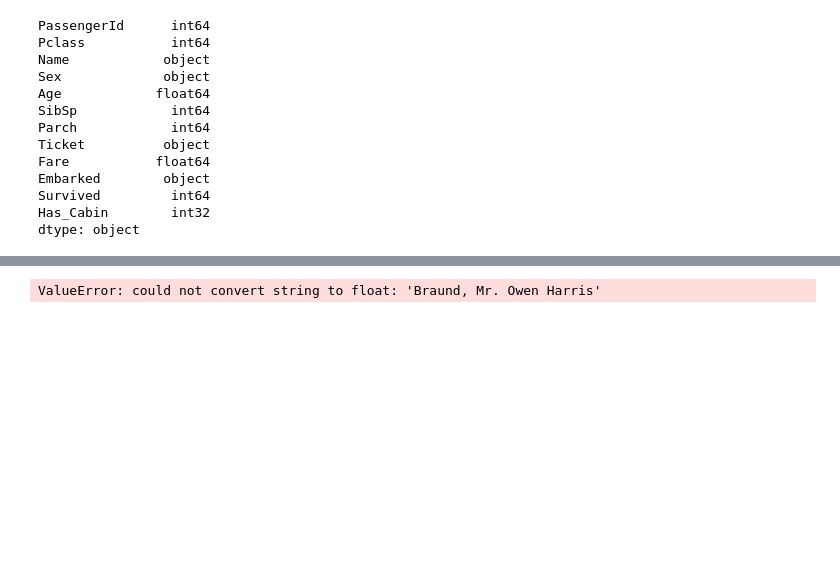
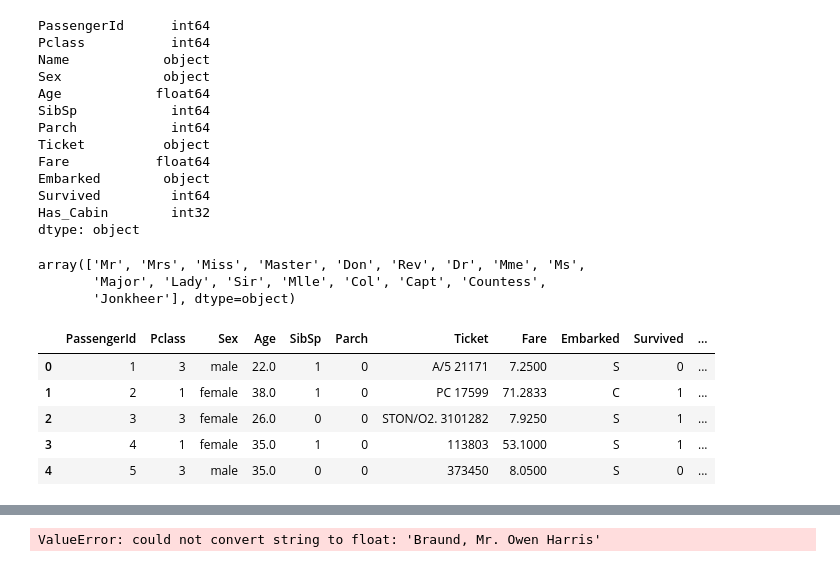
Before and after one commit to arfan64shah/Data_Science, a Jupyter notebook: Titanic_EDA/Titanic_Complete.ipynb, the cells around one changed output, grey strips where cells are left out. Drawn from its saved outputs; the diff is of its cells as text; code cells hidden in the pictures; blank space fills up the shorter version.

```diff
--- a/Titanic_EDA/Titanic_Complete.ipynb
+++ b/Titanic_EDA/Titanic_Complete.ipynb
@@ -189,4 +189,12 @@ Embarked        object
 Survived         int64
 Has_Cabin        int32
 dtype: object
+# %%
+# check the name column
+titles = training_dataset.Name.str.extract(' ([A-Za-z]+)\. ', expand = False)
+titles.unique()
+# %% [output]
+array(['Mr', 'Mrs', 'Miss', 'Master', 'Don', 'Rev', 'Dr', 'Mme', 'Ms',
+       'Major', 'Lady', 'Sir', 'Mlle', 'Col', 'Capt', 'Countess',
+       'Jonkheer'], dtype=object)
 # %%
@@ -194,0 +206,10 @@ training_dataset.drop()
+# %%
+# view dataset
+training_dataset.head()
+# %% [output]
+|  | PassengerId | Pclass | Sex | Age | SibSp | Parch | Ticket | Fare | Embarked | Survived | ... |
+| 0 | 1 | 3 | male | 22.0 | 1 | 0 | A/5 21171 | 7.2500 | S | 0 | ... |
+| 1 | 2 | 1 | female | 38.0 | 1 | 0 | PC 17599 | 71.2833 | C | 1 | ... |
+| 2 | 3 | 3 | female | 26.0 | 0 | 0 | STON/O2. 3101282 | 7.9250 | S | 1 | ... |
+| 3 | 4 | 1 | female | 35.0 | 1 | 0 | 113803 | 53.1000 | S | 1 | ... |
+| 4 | 5 | 3 | male | 35.0 | 0 | 0 | 373450 | 8.0500 | S | 0 | ... |
```
Also changed, not shown: parts of 10 cells of this notebook.
